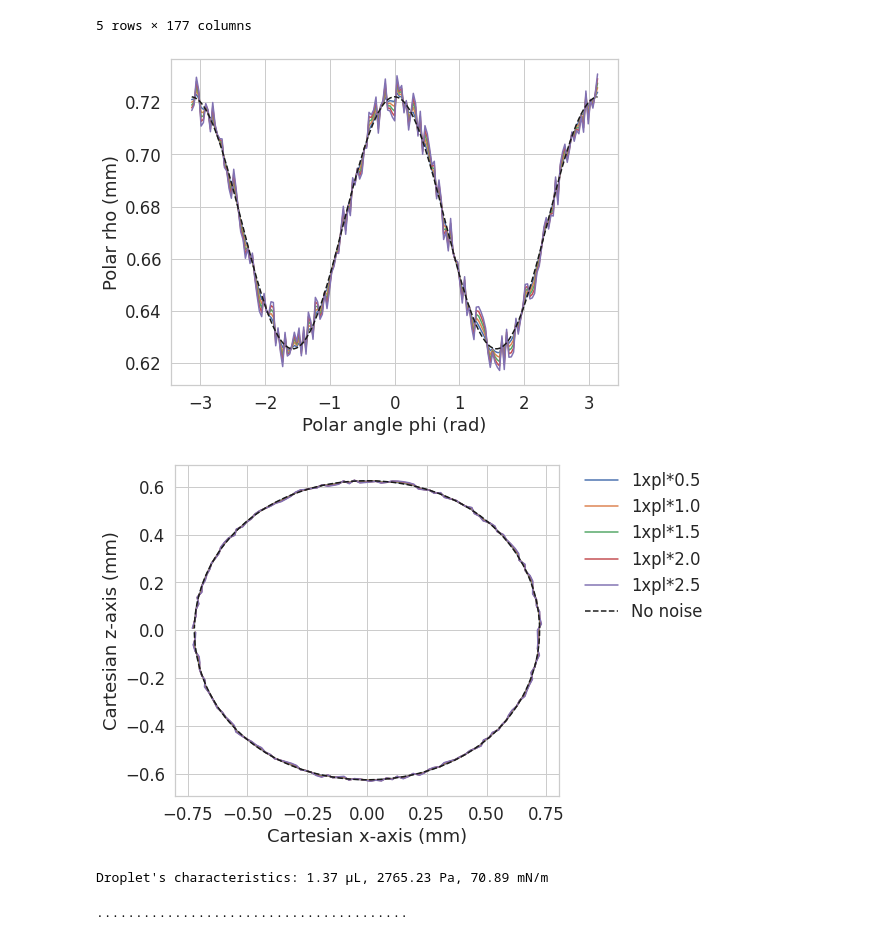
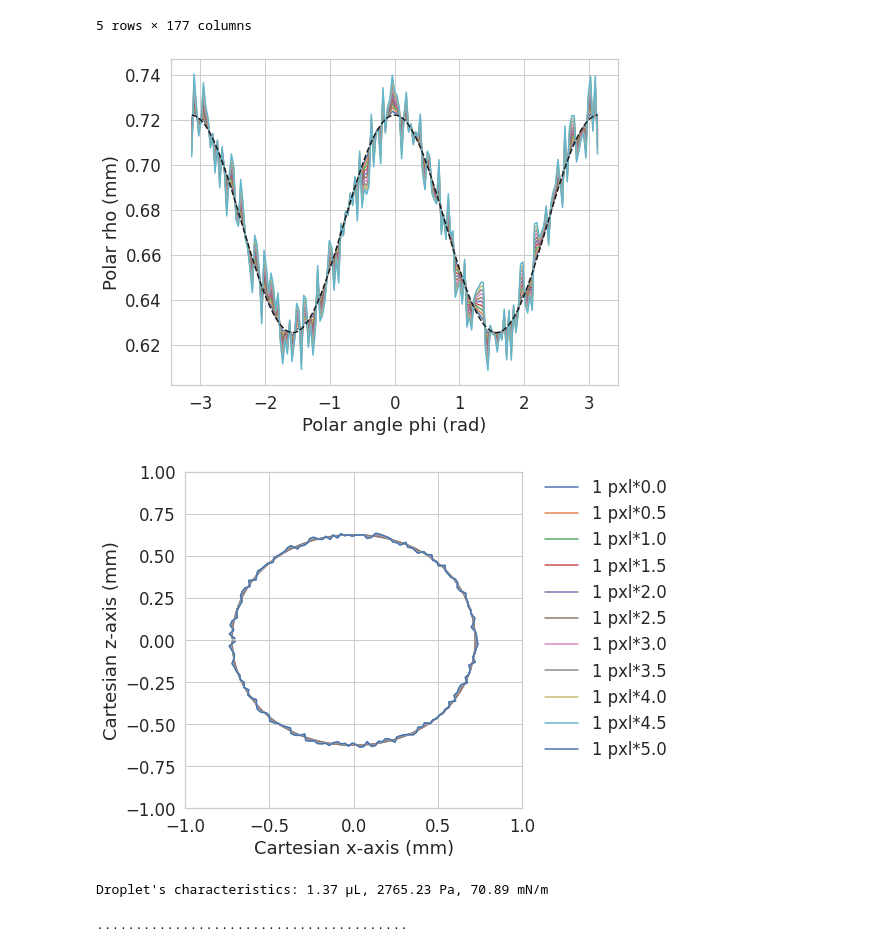
Before and after one commit to sargyri/Drop_Lev, a Jupyter notebook: Machine_learning/ST_prediction_theory.ipynb, the cells around one changed output. Saved outputs shown, nothing was run; the diff lists cells and outputs as text; code cells hidden in the pictures.

```diff
--- a/Machine_learning/ST_prediction_theory.ipynb
+++ b/Machine_learning/ST_prediction_theory.ipynb
@@ -999,14 +1002,14 @@ dataset.tail()
 
 n=0
 rand_cont=np.array([0, 1500, 3000, 5000, 6000, 7500])
-savefig=False
+savefig=True
 
-points=175
+points=900
 
 plt.figure(figsize=(8,6))
 plt.title('Polar coordinates')
 for n in rand_cont:
-  plt.plot(dataset.iloc[n, points:2*points], dataset.iloc[n, 0:points], 'o')
+  plt.plot(dataset.iloc[n, points:2*points], dataset.iloc[n, 0:points])
 plt.ylabel('Radius, ρ (mm)')
 plt.xlabel('Azimuth angle, θ (rad)')
 if savefig==True:
@@ -1017,11 +1020,11 @@ plt.figure(figsize=(8,6))
 plt.title('Cartesian coordinates')
 for i in rand_cont:
   x, y=pol2cart_theta(dataset.iloc[i, 0:points].values, dataset.iloc[i, points:2*points].values)
-  plt.plot(x, y, '-o')
+  plt.plot(x, y)
 ax = plt.gca()
 ax.set_aspect(1)
-ax.set_xlim([-1.5,1.5])
-ax.set_ylim([-1.5,1.5])
+ax.set_xlim([-1, 1])
+ax.set_ylim([-1, 1])
 plt.xlabel('x coordinate (mm)')
 plt.ylabel('z coordinate (mm)')
 if savefig==True:
@@ -2573,7 +2576,7 @@ for i in range(int(len(Mae_values)/repeat)):
   j=j+repeat
 # %%
 from statistics import stdev
-sns.set_theme(style='ticks', font_scale=1.5)
+sns.set_theme(style='whitegrid', font_scale=1.5)
 savefig=False
 
 Mae_0=[0.11, 0.07, 0.08, 0.08, 0.07, 0.07]
@@ -2607,14 +2610,15 @@ sampling=900
 path='/content/drive/My Drive/DropLev/for_draft/In_silico/'
 date=str('20220406')
 
+sns.set_theme(style='whitegrid', font_scale=1.5)
 savefig=True
 angles=[0, 5, 10, 15, 20, 25]
 degree2rad=np.pi/180
 
 plt.figure(figsize=(8,6))
-plt.title('Cartesian coordinates')
-plt.plot(range(-1,2), np.repeat(0, len(range(-1,2))), '--b')
-plt.plot(np.repeat(0, len(range(-1,2))), range(-1,2), '--b')
+# plt.title('Cartesian coordinates')
+# plt.plot(range(-1,2), np.repeat(0, len(range(-1,2))), '--b')
+# plt.plot(np.repeat(0, len(range(-1,2))), range(-1,2), '--b')
 for i in range(len(angles)):
   angle=np.repeat(angles[i], len(dataset900))*degree2rad
   x, y=pol2cart_theta(dataset900.iloc[0, 0:sampling].values, dataset900.iloc[0, sampling:sampling*2].values)
@@ -3135,7 +3139,7 @@ phi=np.linspace(-3.13, 3.13, points)
 # percent=0.5 #50%
 
 random_noise=pxl1*np.random.uniform(-1, 1, size=[len(dataset), 175])
-scale_list=np.array([0, 0.5, 1, 1.5, 2, 2.5]) #, 3, 3.5, 4, 4.5, 5
+scale_list=np.array([0, 0.5, 1, 1.5, 2, 2.5, 3, 3.5, 4, 4.5, 5]) #
 noisy_rho={}
 
 for i in range(len(scale_list)):
@@ -3148,41 +3152,46 @@ savefig=False
 
 x,y=pol2cart(dataset.iloc[1, 0:points].values, phi)
 volume=calc_volume(x,y)
 R_sph=calc_R_sph(volume)
 
 plt.figure(figsize=(8,6))
 for i in range(len(scale_list)-1):
   plt.plot(phi, noisy_rho[i+1].iloc[1, :], label='1xpl*%.1f' %scale_list[i+1])
 plt.plot(phi, dataset.iloc[1, 0:points], 'k--', label='No noise')
 
 plt.xlabel('Polar angle phi (rad)')
 plt.ylabel('Polar rho (mm)')
 if savefig==True:
   plt.savefig(str(path+'noisy_contours_polar_ %.2f_μL_%.2f_Pa_%.2f_mNm_svg' %(-volume, dataset.iloc[1, 175], dataset.iloc[1, 176])), dpi=300, format='svg')
   plt.savefig(str(path+'noisy_contours_polar_ %.2f_μL_%.2f_Pa_%.2f_mNm_png' %(-volume, dataset.iloc[1, 175], dataset.iloc[1, 176])), dpi=300, format='png')
 # ax1.legend(frameon=False)
 
 plt.figure(figsize=(8,6))
-for i in range(len(scale_list)-1):
-  x, y = pol2cart(noisy_rho[i+1].iloc[1, :].values, phi)
-  plt.plot(x, y, label='1xpl*%.1f' %scale_list[i+1])
-x, y = pol2cart(dataset.iloc[1, 0:points].values, phi)
-plt.plot(x, y, 'k--', label='No noise')
+for i in range(len(scale_list)):
+  x, y = pol2cart(noisy_rho[i].iloc[1, :].values, phi)
+  plt.plot(x, y, label='1 pxl*%.1f' %scale_list[i])
+# x, y = pol2cart(dataset.iloc[1, 0:points].values, phi)
+# plt.plot(x, y, 'k--', label='No noise')
 plt.xlabel('Cartesian x-axis (mm)')
 plt.ylabel('Cartesian z-axis (mm)')
-plt.gca().set_aspect('equal', adjustable='box')
+ax = plt.gca()
+ax.set_aspect(1)
+ax.set_xlim([-1, 1])
+ax.set_ylim([-1, 1])
 plt.legend(bbox_to_anchor=(1.05, 1), loc=2, borderaxespad=0, frameon=False)
 plt.tight_layout()
 plt.gcf()
+
+
 if savefig==True:
   plt.savefig(str(path+'noisy_contours_Cart_ %.2f μL_%.2f Pa_%.2f mNm_svg' %(-volume, dataset.iloc[1, 175], dataset.iloc[1, 176])), dpi=300, format='svg')
   plt.savefig(str(path+'noisy_contours_Cart_ %.2f μL_%.2f Pa_%.2f mNm_png' %(-volume, dataset.iloc[1, 175], dataset.iloc[1, 176])), dpi=300, format='png')
 plt.show()
 
 print('''Droplet's characteristics: %.2f μL, %.2f Pa, %.2f mN/m''' %(-volume, dataset.iloc[1, 175], dataset.iloc[1, 176]))
 # %% [output]
-[figure, old version]
+[figure, new version]
-[figure, old version]
+[figure, new version]
 Droplet's characteristics: 1.37 μL, 2765.23 Pa, 70.89 mN/m
 # %%
 # #Remove features that are not used in the training
```
Also changed, not shown: parts of 5 cells of this notebook.
